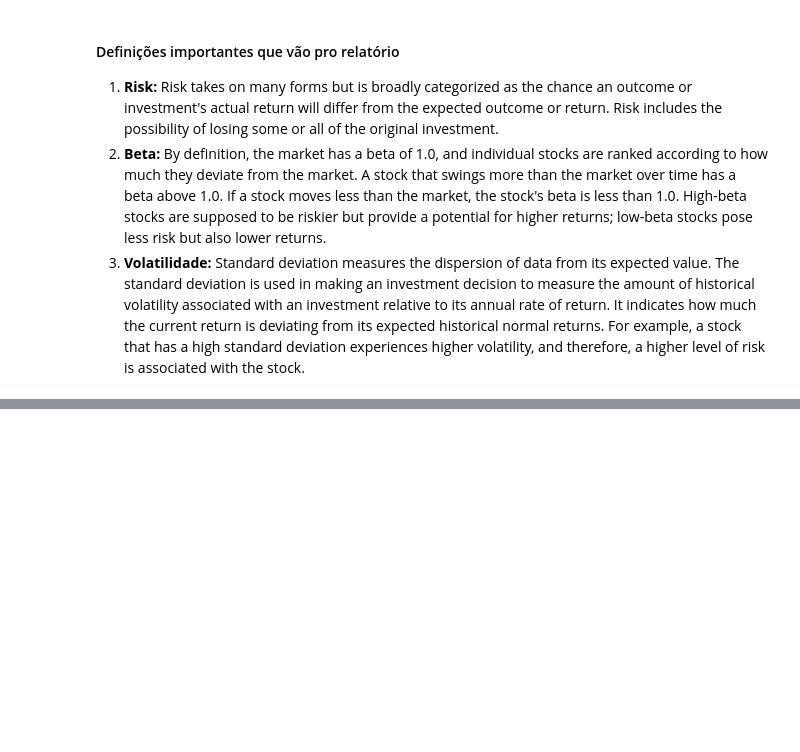
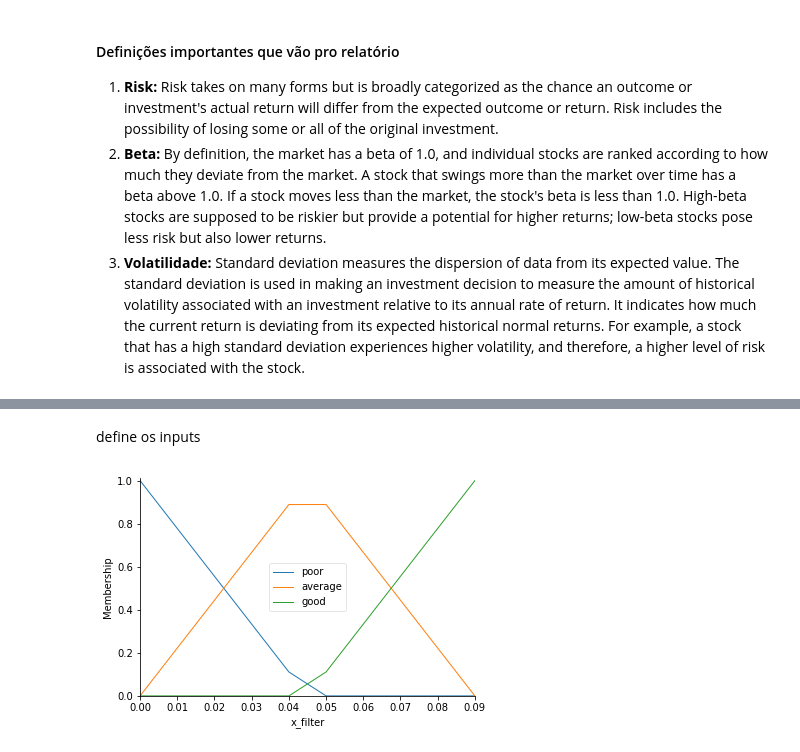
Before and after one commit to luizcartolano2/mc906, a Jupyter notebook: projeto3/fuzzy.ipynb, the cells around one changed output, grey strips where cells are left out. Saved outputs shown, nothing was run; the diff lists cells and outputs as text; code cells hidden in the pictures; blank space fills up the shorter version.

```diff
--- a/projeto3/fuzzy.ipynb
+++ b/projeto3/fuzzy.ipynb
@@ -29,0 +39,8 @@ import matplotlib.pyplot as plt
+# %% [markdown]
+define os inputs
+# %%
+x_filter = ctrl.Antecedent(np.arange(0, 0.10, 0.01), 'x_filter')
+x_filter.automf(3)
+x_filter.view()
+# %% [output]
+[figure, added]
```
Also changed, not shown: parts of 23 cells of this notebook.
